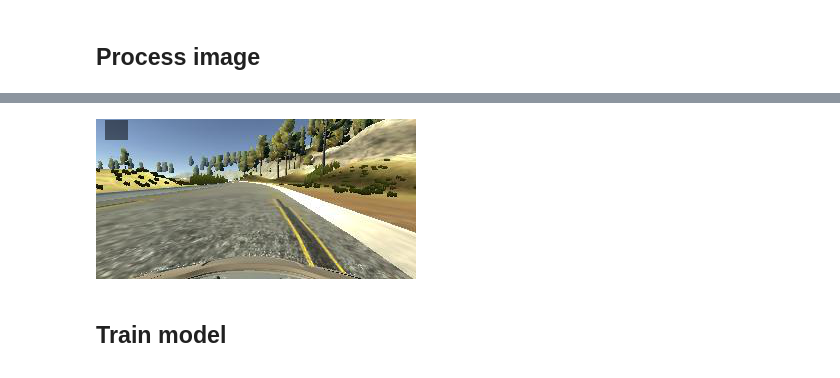
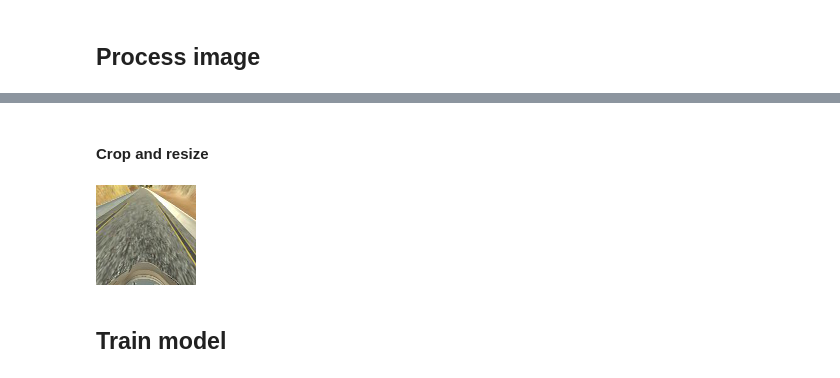
Before and after one commit to gDan15/AI_colab, a Jupyter notebook: Model_elaboration.ipynb, the cells around one changed output, grey strips where cells are left out. Cells and saved outputs as stored; diff of their text form; code cells hidden in the pictures.

```diff
--- a/Model_elaboration.ipynb
+++ b/Model_elaboration.ipynb
@@ -151 +155,6 @@ def process_image(path, steering_angle, augment, shape=(100,100)):
+# %%
+def resize_image(image):
+    image = image.crop((0, 60, 320, 160))
+    image = image.resize((100,100), Image.ANTIALIAS)
+    return image
 # %% [markdown]
@@ -152,0 +164,2 @@ def process_image(path, steering_angle, augment, shape=(100,100)):
+# %%
+path = "IMG_light/center_2019_06_16_19_11_36_418.jpg"
@@ -153,8 +171,10 @@ def process_image(path, steering_angle, augment, shape=(100,100)):
+# %% [markdown]
+#### Crop and resize
 # %%
-image = Image.open("IMG/center_2019_03_29_14_20_37_224.jpg")
-random_darken(image)
+image = Image.open(path)
+resize_image(image)
 # %% [output]
-[figure, old version]
+[figure, new version]
 # %% [markdown]
 ## Train model
 # %%
```
Also changed, not shown: parts of 11 cells of this notebook.
